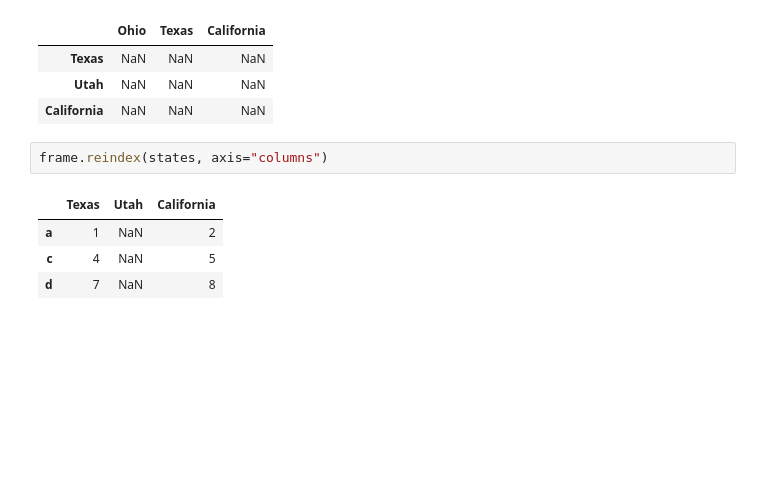
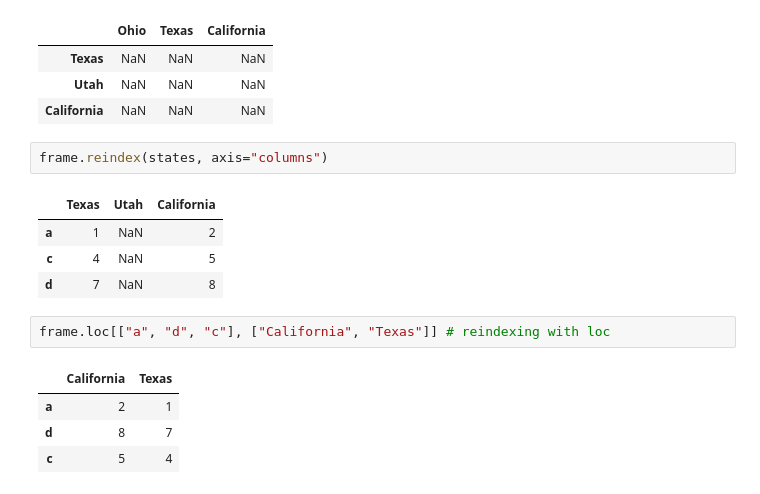
Before and after one commit to navneet-srivastava/python-data-analysis, a Jupyter notebook: pandas_tut.ipynb, the cells around one changed output. Saved outputs shown, nothing was run; the diff lists cells and outputs as text; blank space fills up the shorter version.

Commit message:
Add reindexing example using DataFrame.loc in pandas tutorial.
Co-authored-by: Cursor <cursoragent@cursor.com>

```diff
--- a/pandas_tut.ipynb
+++ b/pandas_tut.ipynb
@@ -791,3 +791,10 @@ frame.reindex(states, axis="columns")
 | a | 1 | NaN | 2 |
 | c | 4 | NaN | 5 |
 | d | 7 | NaN | 8 |
+# %%
+frame.loc[["a", "d", "c"], ["California", "Texas"]] # reindexing with loc
+# %% [output]
+|  | California | Texas |
+| a | 2 | 1 |
+| d | 8 | 7 |
+| c | 5 | 4 |
```
